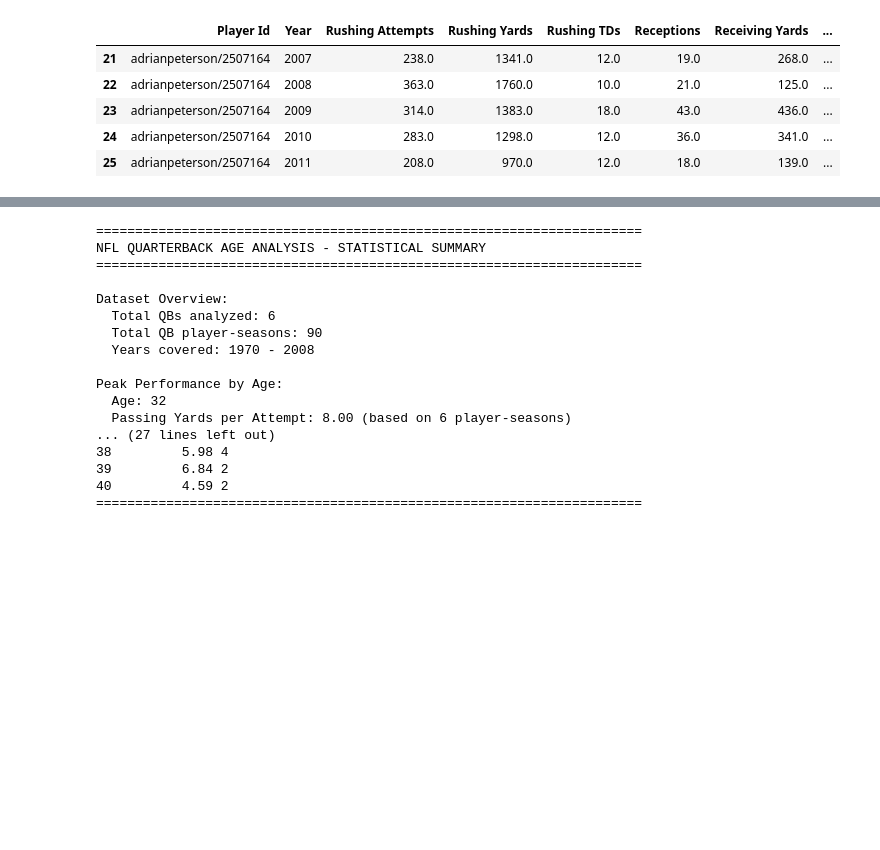
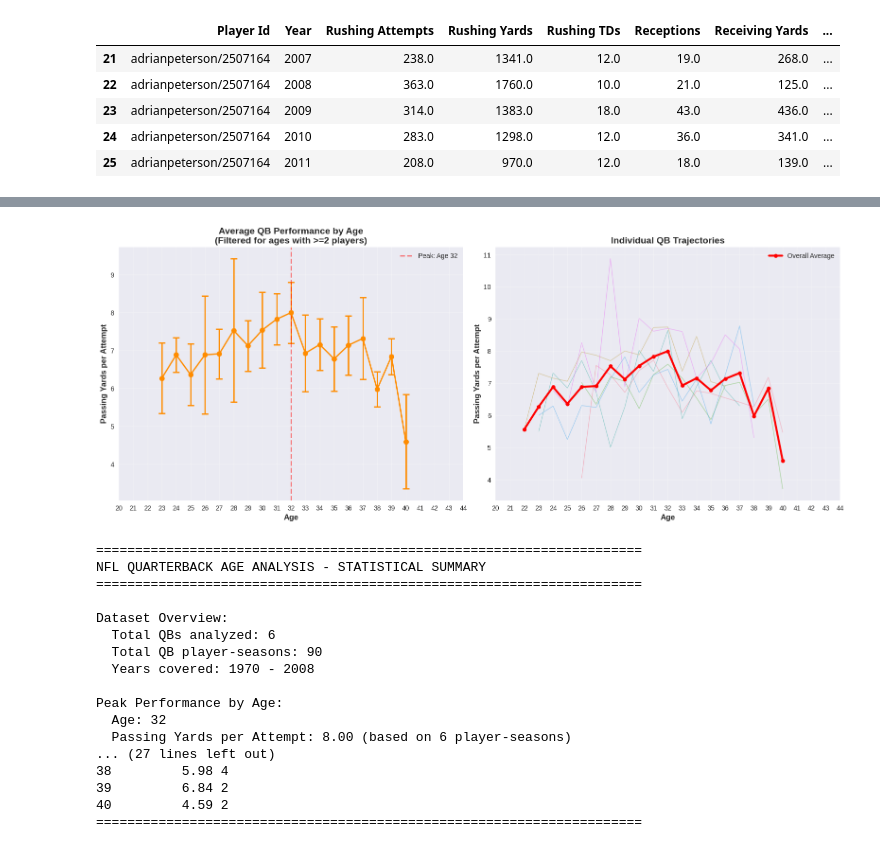
Before and after one commit to Zaji-L/Comparing_Sports_Primes, a Jupyter notebook: sports_primes_analysis_working.ipynb, the cells around one changed output, grey strips where cells are left out. Saved outputs shown, nothing was run; the diff lists cells and outputs as text; code cells hidden in the pictures; blank space fills up the shorter version.

```diff
--- a/sports_primes_analysis_working.ipynb
+++ b/sports_primes_analysis_working.ipynb
@@ -676,3 +631,44 @@ Sample data with performance metric:
+# %%
+fig = plt.figure(figsize=(16, 12))
+
+# Plot 1: Average passing yards per attempt by age with error bars
+ax1 = plt.subplot(2, 2, 1)
+ax1.errorbar(avg_qb_by_age_filtered.index, avg_qb_by_age_filtered['mean'], yerr=avg_qb_by_age_filtered['std'],
+             marker='o', capsize=5, capthick=2, linewidth=2, markersize=8, color='darkorange')
+ax1.set_xlabel('Age', fontsize=12, fontweight='bold')
+ax1.set_ylabel('Passing Yards per Attempt', fontsize=12, fontweight='bold')
+ax1.set_title('Average QB Performance by Age\n(Filtered for ages with >=2 players)',
+              fontsize=14, fontweight='bold')
+ax1.grid(True, alpha=0.3)
+ax1.set_xticks(range(20, 45))
+ax1.axvline(peak_qb_age, color='red', linestyle='--', alpha=0.5, linewidth=2,
+            label=f'Peak: Age {int(peak_qb_age)}')
+ax1.legend(fontsize=10)
+
+# Plot 2: Individual player trajectories (all QBs in the analysis data)
+ax2 = plt.subplot(2, 2, 2)
+sample_qbs = QB_analysis_data['Player Id'].unique()
+for player in sample_qbs:
+    player_data = QB_analysis_data[QB_analysis_data['Player Id'] == player]
+    ax2.plot(player_data['age'], player_data['passing_yards_per_attempt'],
+             alpha=0.4, linewidth=1)
+
+# Add average line on top
+avg_line_all_qb = QB_analysis_data.groupby('age')['passing_yards_per_attempt'].mean()
+ax2.plot(avg_line_all_qb.index, avg_line_all_qb.values, color='red', linewidth=3,
+         label='Overall Average', marker='o', markersize=6)
+ax2.set_xlabel('Age', fontsize=12, fontweight='bold')
+ax2.set_ylabel('Passing Yards per Attempt', fontsize=12, fontweight='bold')
+ax2.set_title('Individual QB Trajectories',
+              fontsize=14, fontweight='bold')
+ax2.grid(True, alpha=0.3)
+ax2.legend(fontsize=10)
+ax2.set_xticks(range(20, 45))
+
+plt.tight_layout()
+plt.show()
+# %% [output]
+[figure, added]
 # %%
 # Statistical Analysis and Summary (by Age for QBs)
 print("="*70)
```
Also changed, not shown: parts of 6 cells of this notebook.
